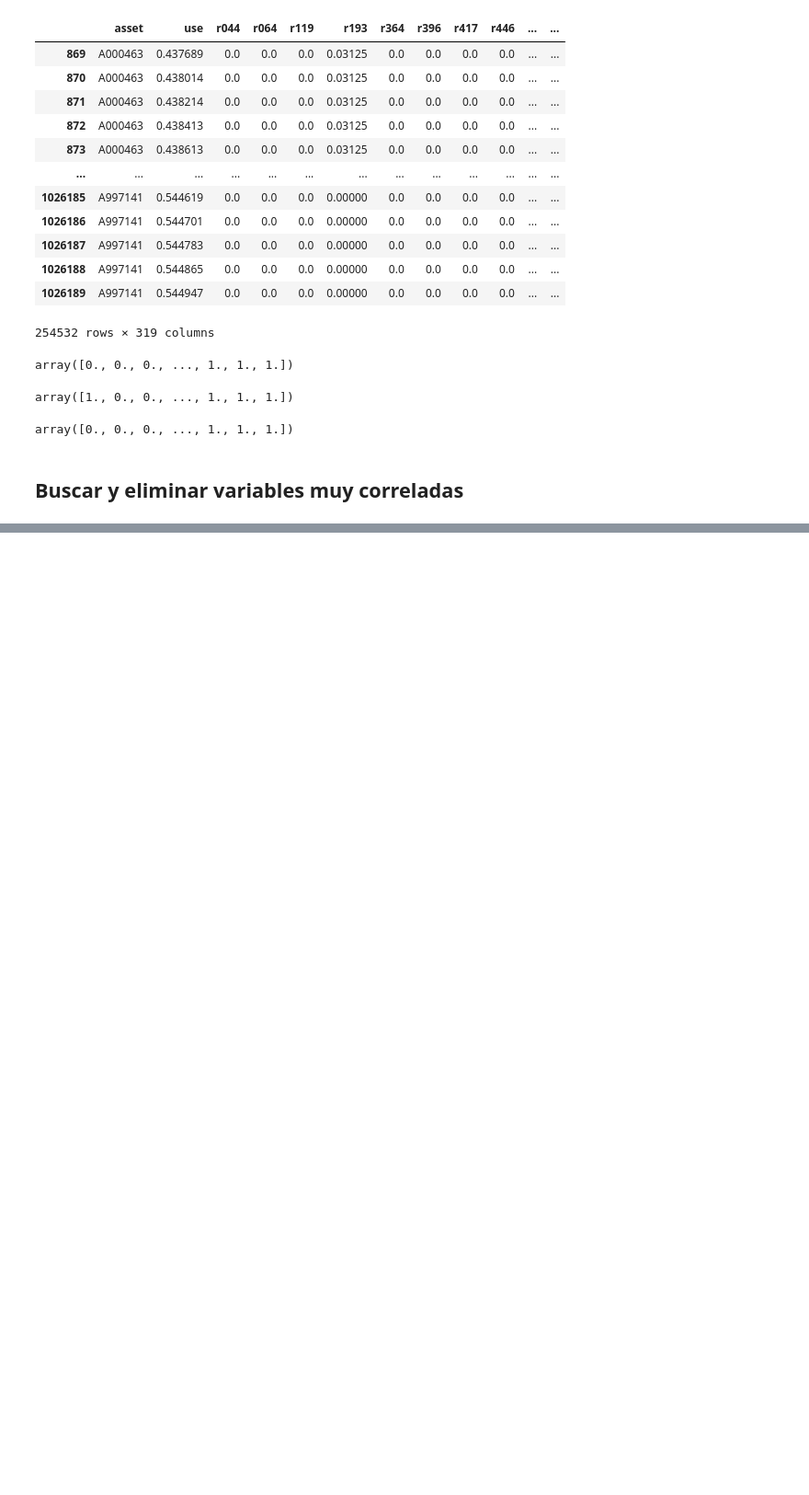
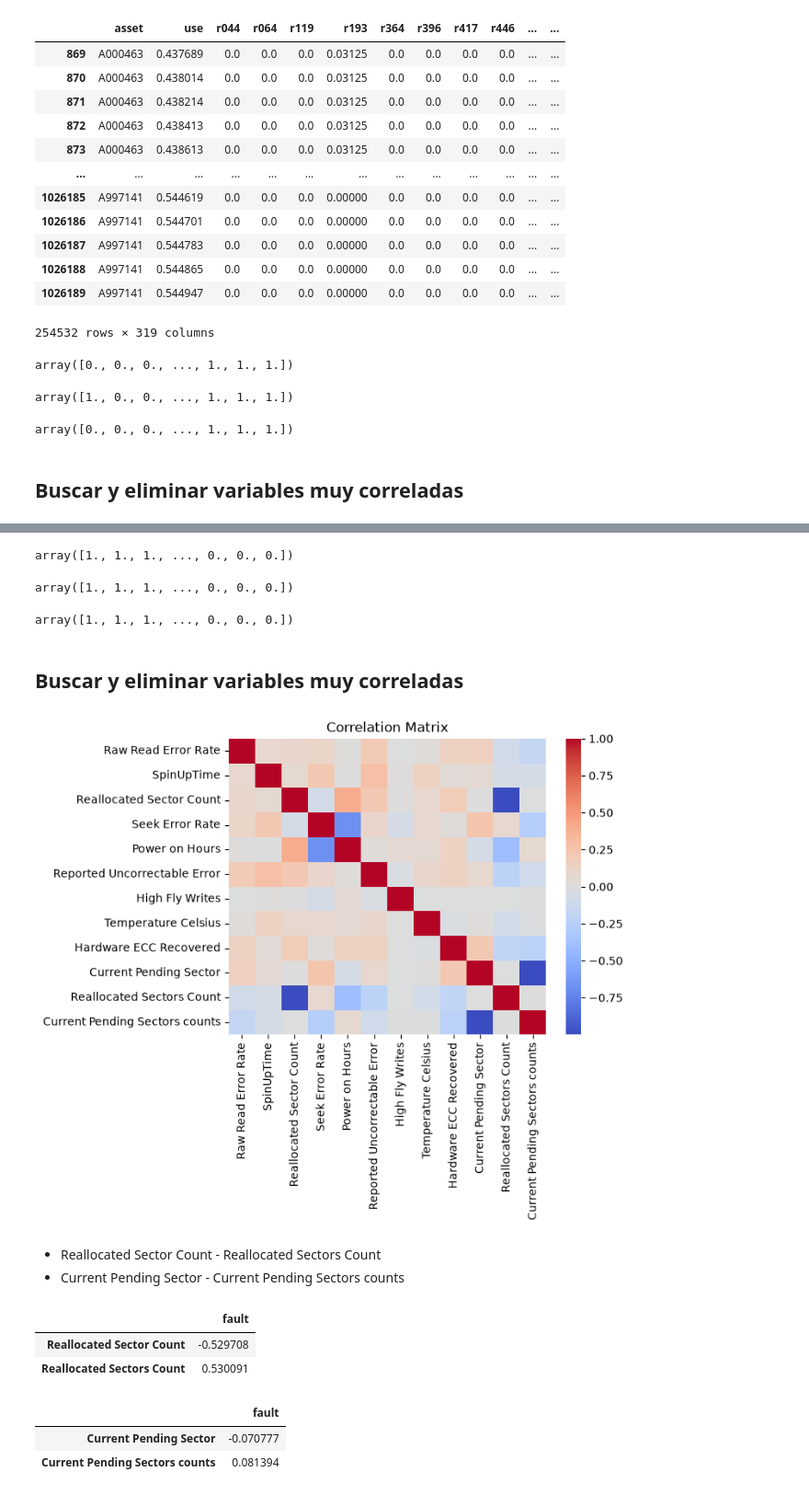
Before and after one commit to mayumar/XAI_metrics, a Jupyter notebook: prueba/prueba_phmd.ipynb, the cells around one changed output, grey strips where cells are left out. Shown at 92% size. Saved outputs shown, nothing was run; the diff lists cells and outputs as text; code cells hidden in the pictures; blank space fills up the shorter version.

```diff
--- a/prueba/prueba_phmd.ipynb
+++ b/prueba/prueba_phmd.ipynb
@@ -791,0 +1375,17 @@ show_correlation_matrix(df_correlacion)
+# %%
+# Load the dataset using the Dataset class
+ds = datasets.Dataset('BHDD17')
+
+# Access the RUL task associated with the dataset
+target = ds.tasks[0].meta['target']
+task = ds[target]
+
+# Configure the task setting
+task.preprocess = MinMaxScaler()
+
+print(task.meta["type"])
+print(task.meta.get("target_labels"))
+
+data = task[0]
+X_train_phmd, X_val_phmd, X_test_phmd = data['train'], data['val'], data['test']
+y_train_phmd, y_val_phmd, y_test_phmd = X_train_phmd[target].values, X_val_phmd[target].values, X_test_phmd[target].values
@@ -791,0 +1464,23 @@ show_correlation_matrix(df_correlacion)
+# %%
+y_train_phmd
+# %% [output]
+array([1., 1., 1., ..., 0., 0., 0.])
+# %%
+y_val_phmd
+# %% [output]
+array([1., 1., 1., ..., 0., 0., 0.])
+# %%
+y_test_phmd
+# %% [output]
+array([1., 1., 1., ..., 0., 0., 0.])
+# %% [markdown]
+## Buscar y eliminar variables muy correladas
+# %%
+from data_processing import show_correlation_matrix
+df_correlacion = X_train_phmd.drop(columns=['unit', 'fault'])
+show_correlation_matrix(df_correlacion)
+# %% [output]
+[figure, added]
+# %% [markdown]
+- Reallocated Sector Count - Reallocated Sectors Count
+- Current Pending Sector - Current Pending Sectors counts
@@ -791,0 +1493,12 @@ show_correlation_matrix(df_correlacion)
+# %%
+correlation_with_target(X_train_phmd, group1_cols, ['fault'])
+# %% [output]
+|  | fault |
+| Reallocated Sector Count | -0.529708 |
+| Reallocated Sectors Count | 0.530091 |
+# %%
+correlation_with_target(X_train_phmd, group2_cols, ['fault'])
+# %% [output]
+|  | fault |
+| Current Pending Sector | -0.070777 |
+| Current Pending Sectors counts | 0.081394 |
```
Also changed, not shown: parts of 56 cells of this notebook, 23 other files.
